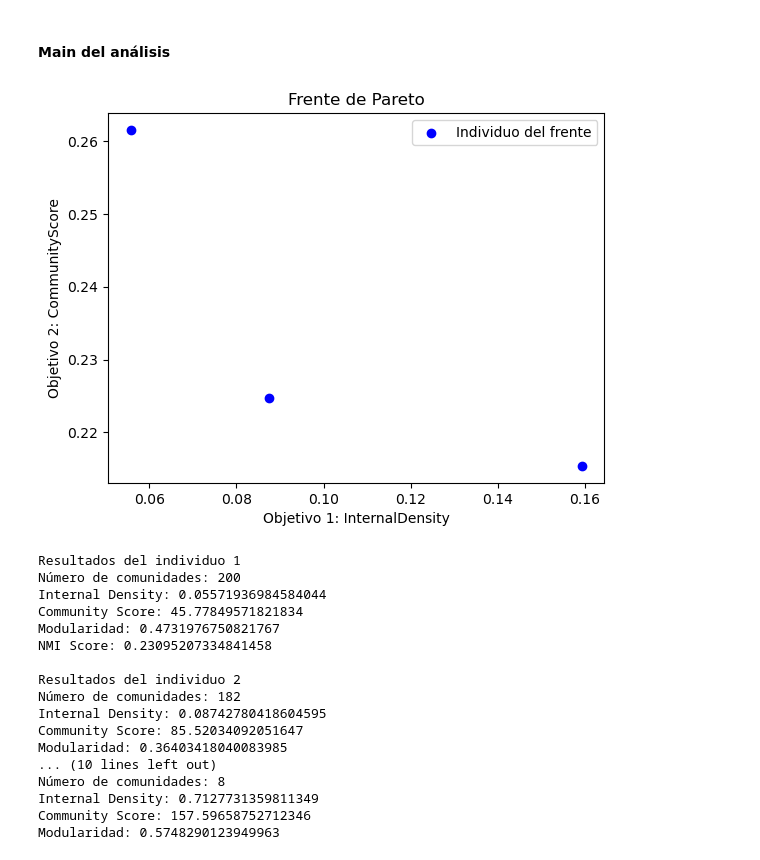
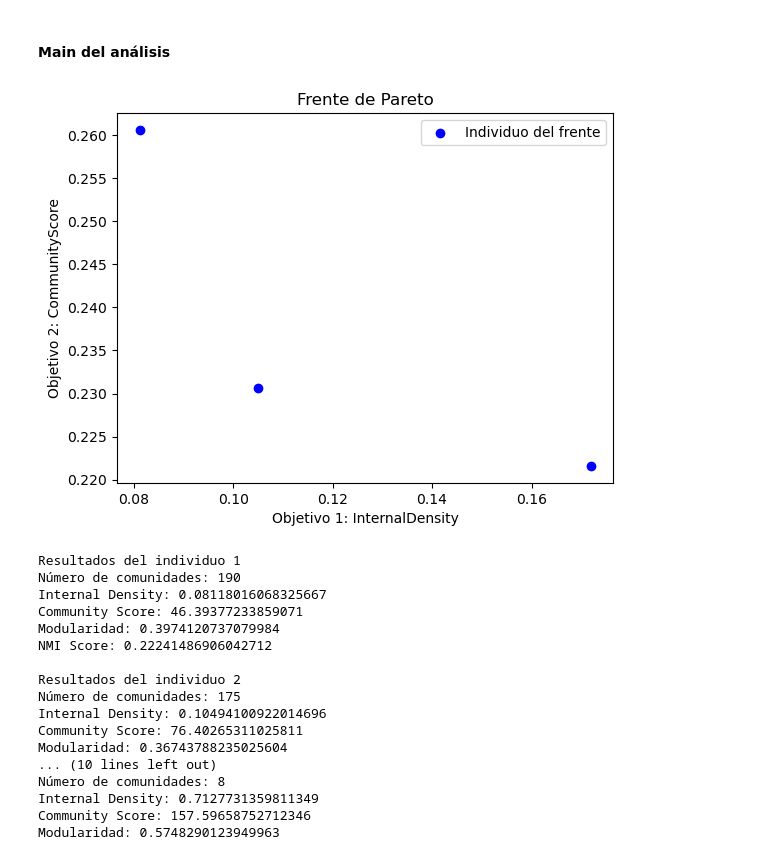
Before and after one commit to adrianGayo/Amazon_redes_geneticos, a Jupyter notebook: amazon.ipynb, the cells around one changed output. Saved outputs shown, nothing was run; the diff lists cells and outputs as text; code cells hidden in the pictures.

```diff
--- a/amazon.ipynb
+++ b/amazon.ipynb
@@ -651,7 +652,7 @@ def evaluacion_individuos(indiviudos):
 # %%
 population_size = 100
 generaciones = 500
-pmut=0.1
+pmut=0.2
 pcross=0.7
 tam_torneo = 3
 punto_referencia = [1.0, 1.0]  # Punto de referencia para el frente de pareto.
@@ -860,49 +861,50 @@ frente_analizar = analiza_frente_pareto(frente_pareto)
 representa_frente_pareto(frente_analizar)
 # Configura el logger
 log_folder = "logs"
-log_file_path = os.path.join(log_folder, f"{objetivo1}_{objetivo2}_mut{pmut}_cross{pcross}_t{tam_torneo}_nsga2.txt")
+filename = f"{objetivo1}_{objetivo2}_mut{pmut}_cross{pcross}_t{tam_torneo}_nsga2.txt"
+log_file_path = os.path.join(log_folder, filename)
 logging.basicConfig(filename=log_file_path, level=logging.INFO)
 
 # Bucle para analizar cada solución por separado.
 for i,sol in enumerate(frente_analizar,1):
     print(f"\nResultados del individuo {i}")
     logging.info(f"\nResultados del individuo {i}")
     grafo = decodificar_grafo(sol)
     comunidades = list(nx.connected_components(grafo))
     analiza_metricas_individuo(G_normalizado, comunidades)
 
     # Calcular NMI
     # Convertir la lista de conjuntos y mapear los valores
     coms_reverse = {}
     for comunidad_id, conjunto_nodos in enumerate(comunidades):
         coms_reverse[comunidad_id] = {mapeo_nodos_inverso[nodo] for nodo in conjunto_nodos}
 
     # Invertir llaves y valores en el diccionario coms_reverse
     coms_reverse_inverted = {nodo: comunidad_id for comunidad_id, conjunto_nodos in coms_reverse.items() for nodo in conjunto_nodos}
 
     predicted_labels = list(coms_reverse_inverted.values())
     nmi_score = normalized_mutual_info_score(ground_truth_labels, predicted_labels)
     print(f"NMI Score: {nmi_score}")
     logging.info(f"NMI Score: {nmi_score}")
 
 # Ground truth
 print("\nResultados del Ground truth")
 logging.info("\nResultados del Ground truth")
 analiza_metricas_individuo(G, partition_real)
 # %% [output]
-[figure, old version]
+[figure, new version]
 Resultados del individuo 1
-Número de comunidades: 200
-Internal Density: 0.05571936984584044
-Community Score: 45.77849571821834
-Modularidad: 0.4731976750821767
-NMI Score: 0.23095207334841458
+Número de comunidades: 190
+Internal Density: 0.08118016068325667
+Community Score: 46.39377233859071
+Modularidad: 0.3974120737079984
+NMI Score: 0.22241486906042712
 
 Resultados del individuo 2
-Número de comunidades: 182
-Internal Density: 0.08742780418604595
-Community Score: 85.52034092051647
-Modularidad: 0.36403418040083985
+Número de comunidades: 175
+Internal Density: 0.10494100922014696
+Community Score: 76.40265311025811
+Modularidad: 0.36743788235025604
 ... (10 lines left out)
 Número de comunidades: 8
 Internal Density: 0.7127731359811349
```
Also changed, not shown: parts of 7 cells of this notebook, 7 other files.
